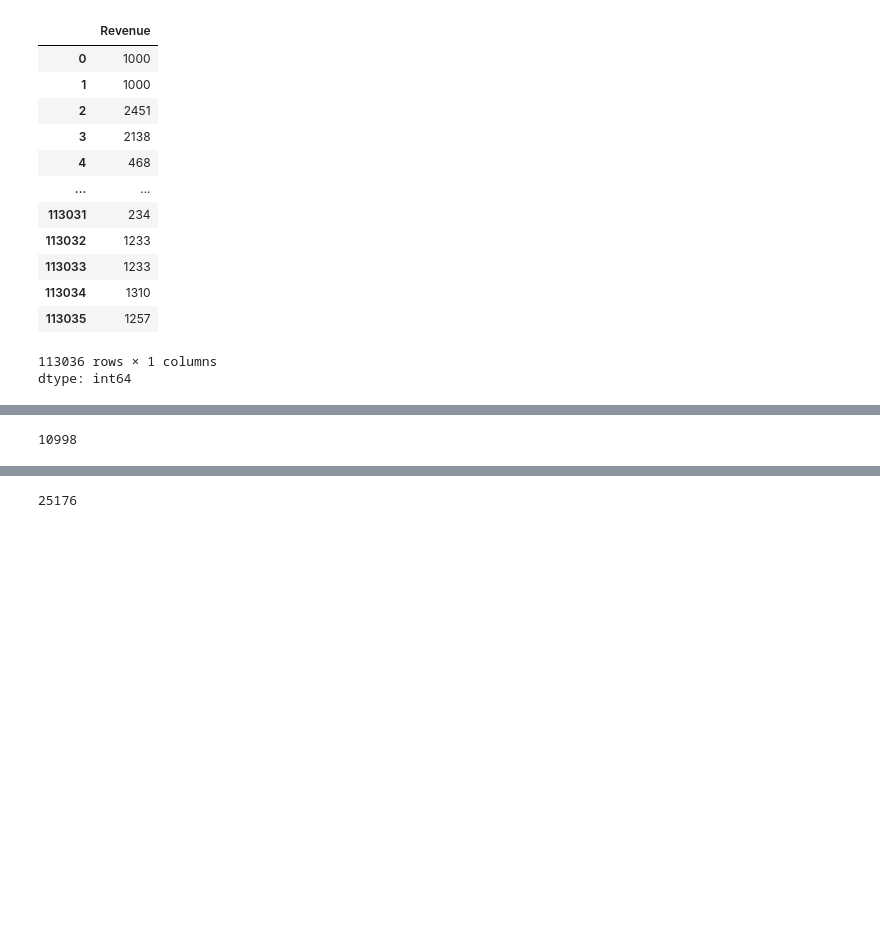
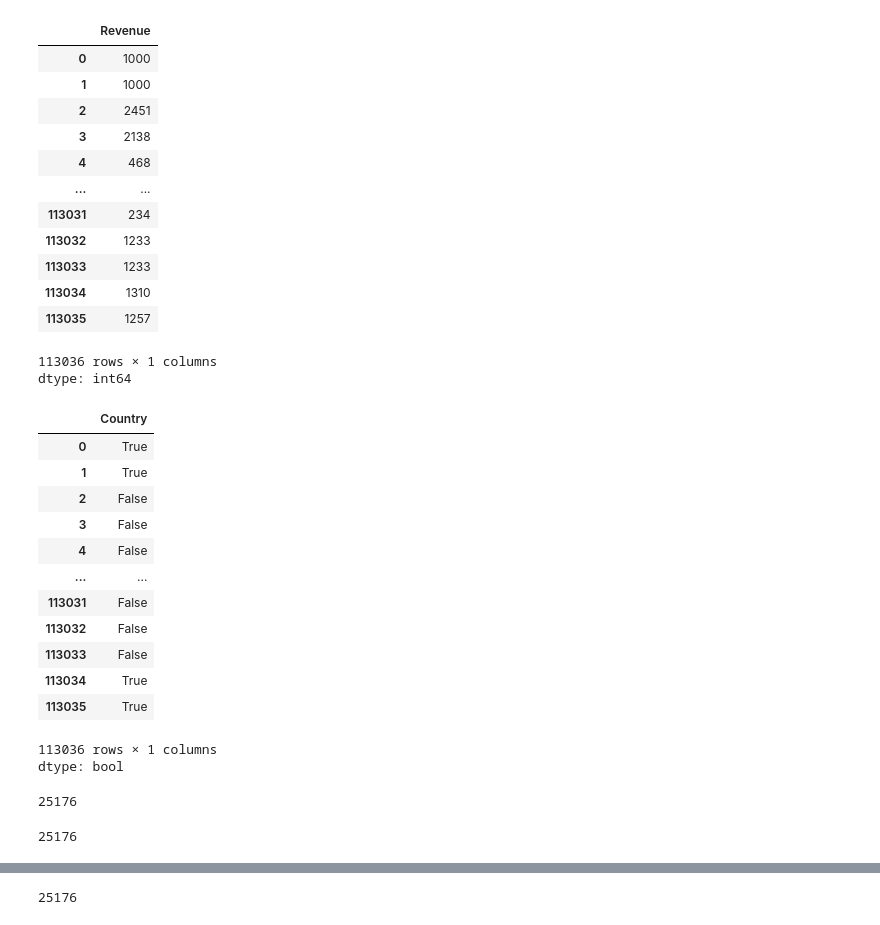
Before and after one commit to RIN666/DT, a Jupyter notebook: Exercises_1.ipynb, the cells around one changed output, grey strips where cells are left out. Drawn from its saved outputs; the diff is of its cells as text; code cells hidden in the pictures; blank space fills up the shorter version.

```diff
--- a/Exercises_1.ipynb
+++ b/Exercises_1.ipynb
@@ -518,11 +518,35 @@ dtype: int64
 #sales['Revenue'] = sales['Revenue'] + 50
 
 sales['Revenue'] += 50
+# %%
+orders_c_f=sales['Country'].isin(['Canada', 'France'])
+# %%
+orders_c_f
+# %% [output]
+|  | Country |
+| 0 | True |
+| 1 | True |
+| 2 | False |
+| 3 | False |
+| 4 | False |
+| ... | ... |
+| 113031 | False |
+| 113032 | False |
+| 113033 | False |
+| 113034 | True |
+| 113035 | True |
+113036 rows × 1 columns
+dtype: bool
+# %%
+f=sales[orders_c_f]
+f.shape[0]
+# %% [output]
+25176
+# %%
+sales.loc[sales['Country']=='Canada'].shape[0] + sales.loc[sales['Country']=='France'].shape[0]
+# %% [output]
+25176
 # %% [markdown]
 ![green-divider](https://user-images.githubusercontent.com/7065401/52071924-c003ad80-2562-11e9-8297-1c6595f8a7ff.png)
 
 ### How many orders were made in `Canada` or `France`?
-# %%
-sales['Country'].value_counts().get('France')
-# %% [output]
-10998
```
Also changed, not shown: parts of 3 cells of this notebook.
